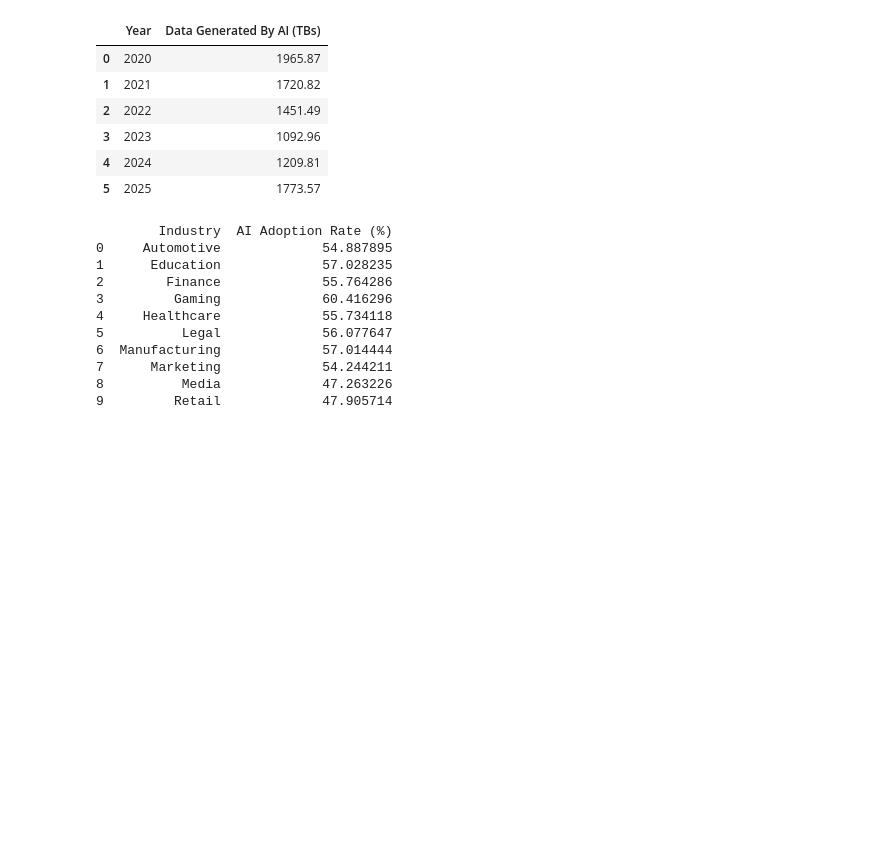
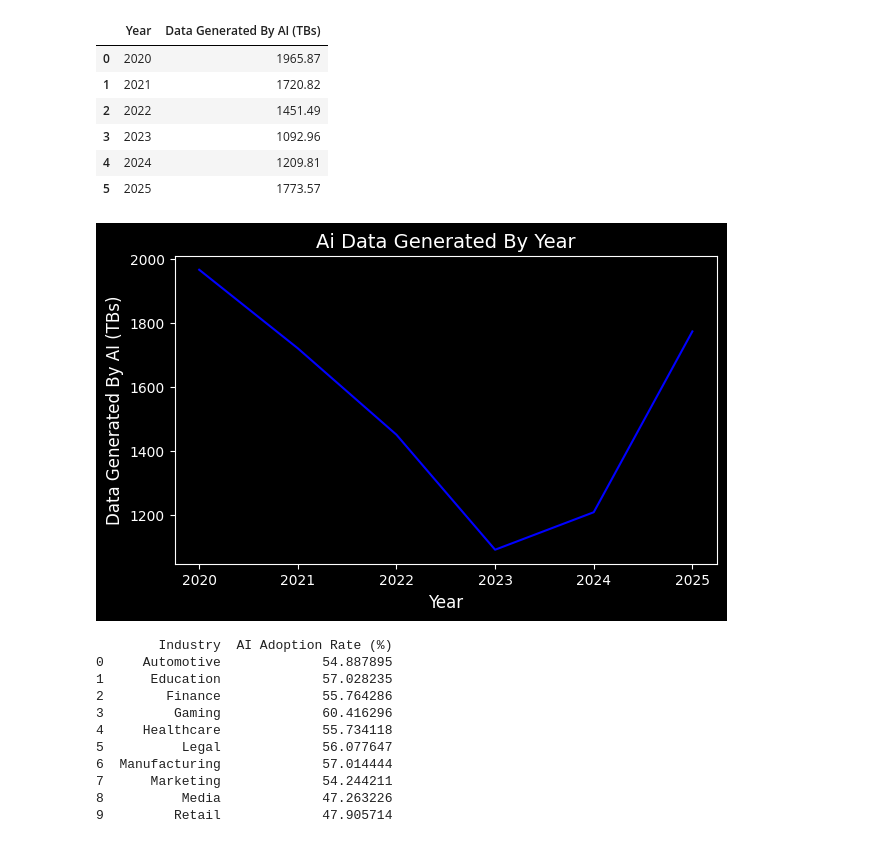
Before and after one commit to ashutosh414/Python-from-beginning, a Jupyter notebook: Day044_AiDataImpact.ipynb, the cells around one changed output. Drawn from its saved outputs; the diff is of its cells as text; code cells hidden in the pictures; blank space fills up the shorter version.

```diff
--- a/Day044_AiDataImpact.ipynb
+++ b/Day044_AiDataImpact.ipynb
@@ -380,6 +399,17 @@ Ai_Data_Generated_By_Year_rename
 | 3 | 2023 | 1092.96 |
 | 4 | 2024 | 1209.81 |
 | 5 | 2025 | 1773.57 |
+# %%
+plt.figure(figsize=(7,4))
+plt.plot(Ai_Data_Generated_By_Year_rename['Year'], Ai_Data_Generated_By_Year_rename['Data Generated By AI (TBs)'], color='blue')
+
+plt.title('Ai Data Generated By Year', fontsize=14)
+plt.xlabel('Year', fontsize=12)
+plt.ylabel('Data Generated By AI (TBs)', fontsize=12)
+
+plt.show()
+# %% [output]
+[figure, added]
 # %%
 # Relationship between AI Adoption and Industry:
 industry_ai_adoption = df.groupby('Industry')['AI Adoption Rate (%)'].mean().reset_index()
```
Also changed, not shown: parts of 7 cells of this notebook.
